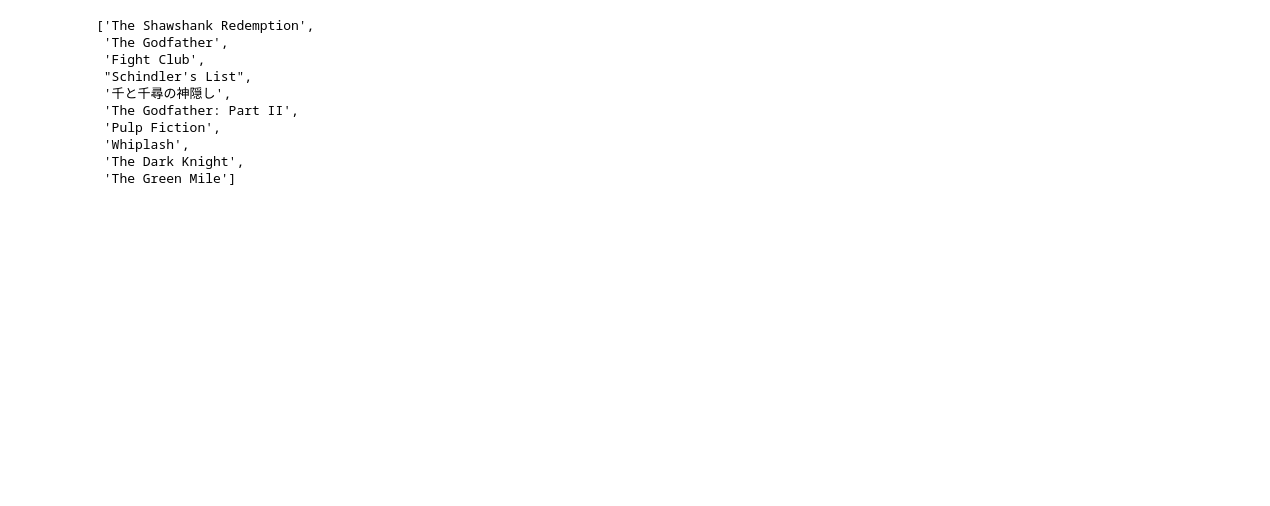
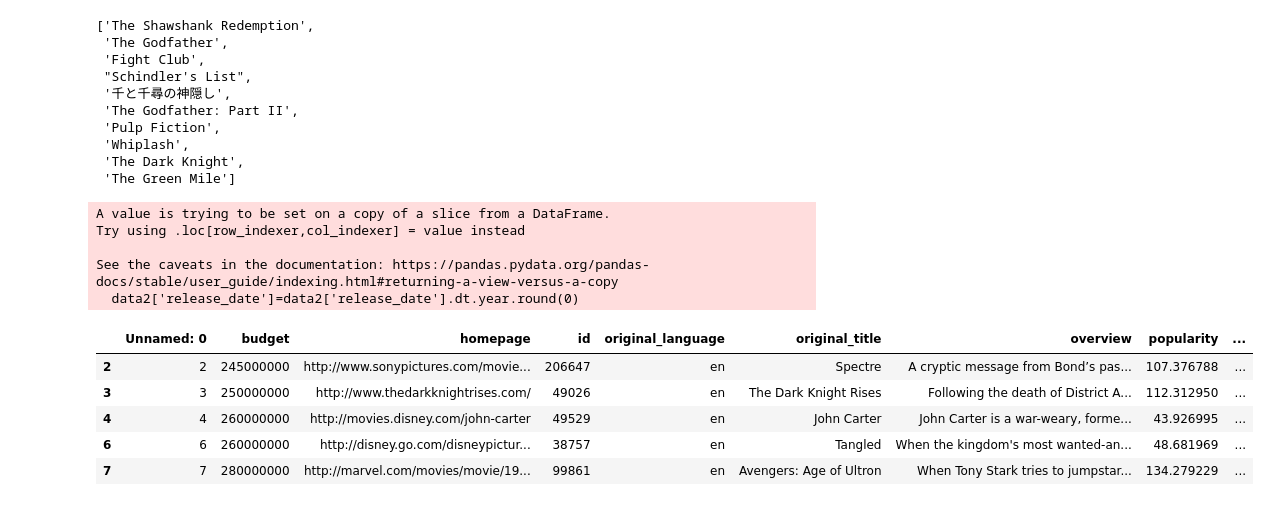
Before and after one commit to PiotrWitaszek/Matplotlib, a Jupyter notebook: Matplotlib.ipynb, the cells around one changed output. Saved outputs shown, nothing was run; the diff lists cells and outputs as text; code cells hidden in the pictures; blank space fills up the shorter version.

Commit message:
Q3, question concerning data to chart

```diff
--- a/Matplotlib.ipynb
+++ b/Matplotlib.ipynb
@@ -97,3 +99,22 @@ list
  'Whiplash',
  'The Dark Knight',
  'The Green Mile']
+# %%
+#2 Pogrupuj tabelę w taki sposób, aby otrzymać średni przychód (revenue) oraz średni budżet (budget) w danym roku dla filmów opublikowanych od 2010 (włącznie) do 2016 roku (włącznie). #
+movies['release_date'] = pd.to_datetime(movies['release_date'])
+movies['release_date']
+data2=movies[(movies['release_date'] >= '01-01-2010') & (movies['release_date'] <= '01-01-2016')]
+data2['release_date']=data2['release_date'].dt.year.round(0)
+data2.head()
+# %% [output]
+A value is trying to be set on a copy of a slice from a DataFrame.
+Try using .loc[row_indexer,col_indexer] = value instead
+
+See the caveats in the documentation: https://pandas.pydata.org/pandas-docs/stable/user_guide/indexing.html#returning-a-view-versus-a-copy
+  data2['release_date']=data2['release_date'].dt.year.round(0)
+|  | Unnamed: 0 | budget | homepage | id | original_language | original_title | overview | popularity | ... |
+| 2 | 2 | 245000000 | http://www.sonypictures.com/movie... | 206647 | en | Spectre | A cryptic message from Bond’s pas... | 107.376788 | ... |
+| 3 | 3 | 250000000 | http://www.thedarkknightrises.com/ | 49026 | en | The Dark Knight Rises | Following the death of District A... | 112.312950 | ... |
+| 4 | 4 | 260000000 | http://movies.disney.com/john-carter | 49529 | en | John Carter | John Carter is a war-weary, forme... | 43.926995 | ... |
+| 6 | 6 | 260000000 | http://disney.go.com/disneypictur... | 38757 | en | Tangled | When the kingdom's most wanted-an... | 48.681969 | ... |
+| 7 | 7 | 280000000 | http://marvel.com/movies/movie/19... | 99861 | en | Avengers: Age of Ultron | When Tony Stark tries to jumpstar... | 134.279229 | ... |
```
Also changed, not shown: parts of 8 cells of this notebook.
